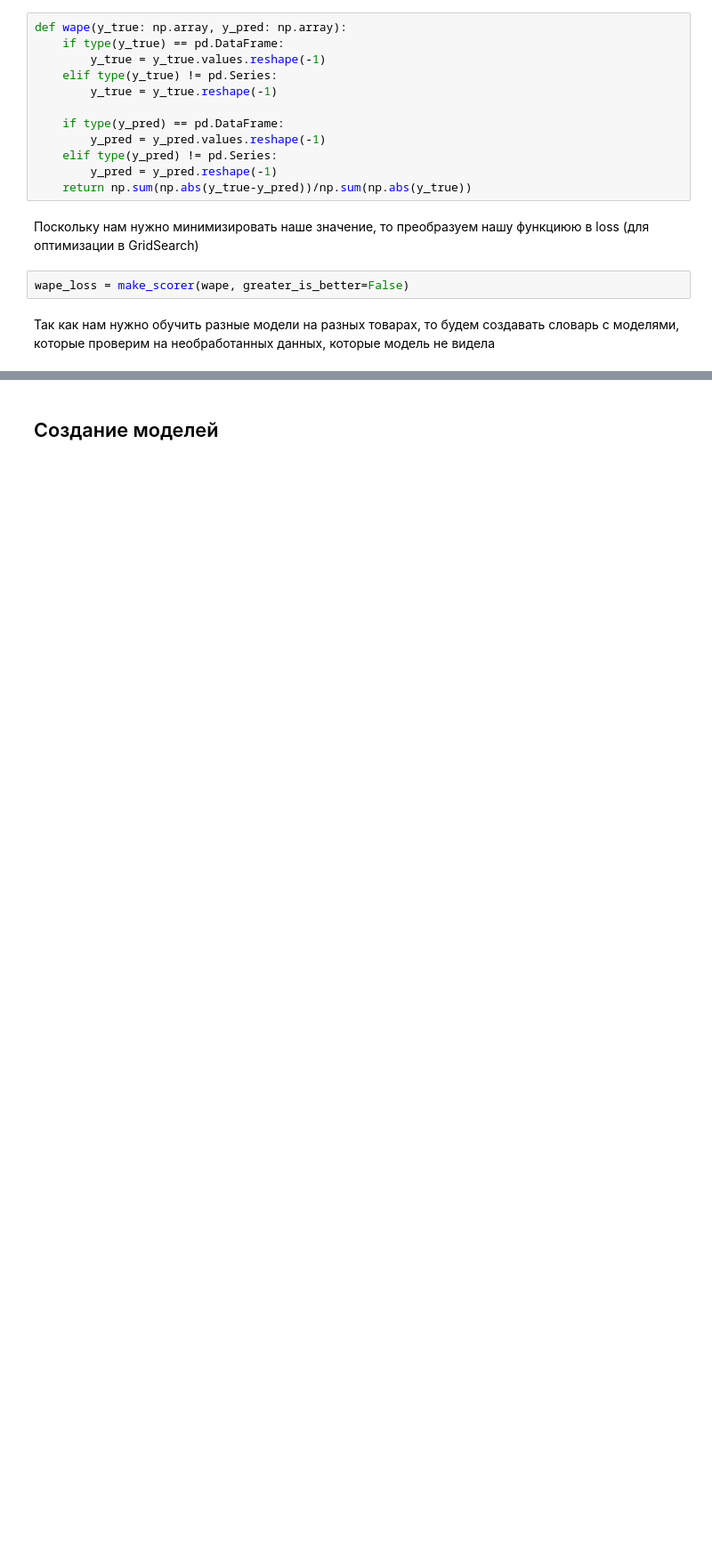
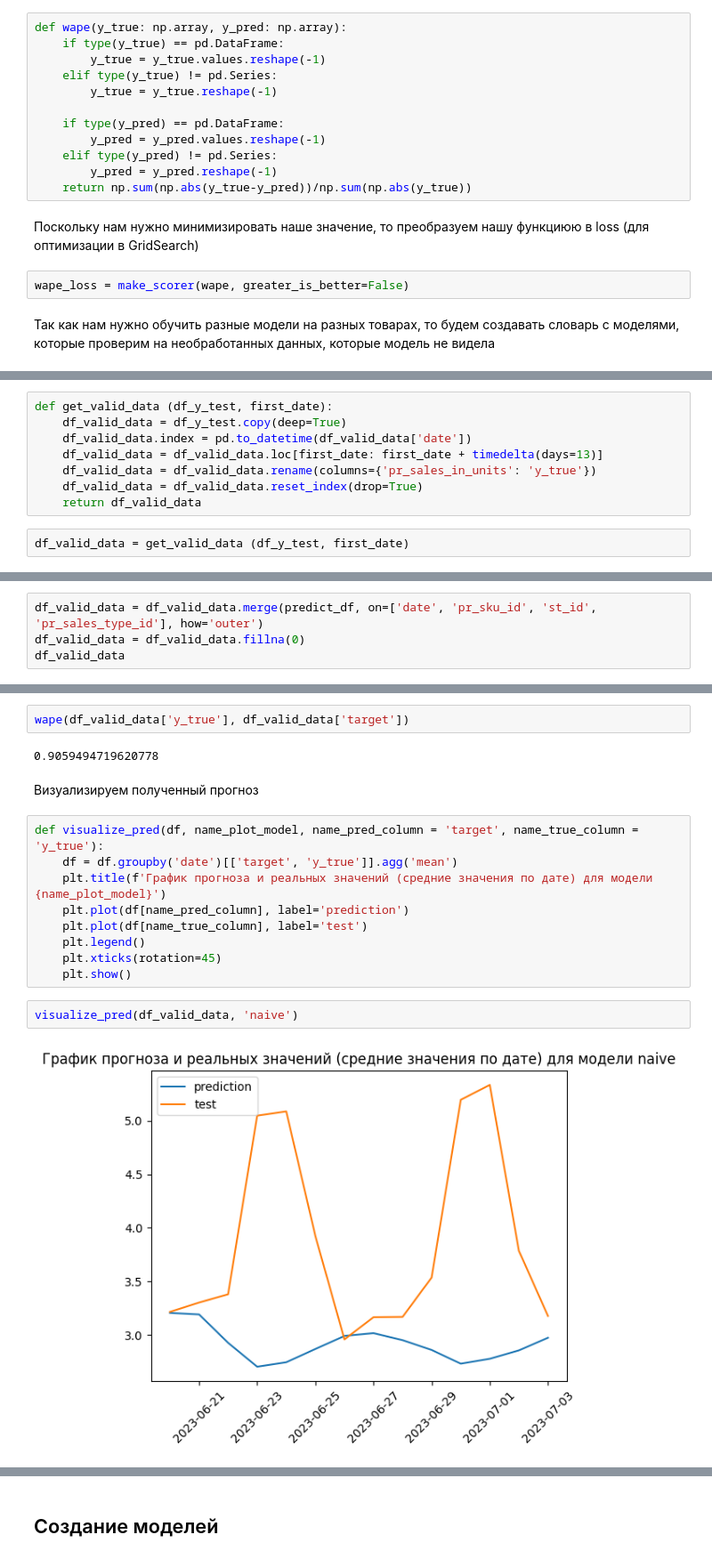
Before and after one commit to Yaroslav-Kn/YM_hakathon_Lenta_sept2023, a Jupyter notebook: Modeling.ipynb, the cells around one changed output, grey strips where cells are left out. Shown at 89% size. Saved outputs shown, nothing was run; the diff lists cells and outputs as text; blank space fills up the shorter version.

Commit message:
Added modeling and predict.py

```diff
--- a/Modeling.ipynb
+++ b/Modeling.ipynb
@@ -49,0 +121,10 @@ wape_loss = make_scorer(wape, greater_is_better=False)
+# %%
+def get_valid_data (df_y_test, first_date):
+    df_valid_data = df_y_test.copy(deep=True)
+    df_valid_data.index = pd.to_datetime(df_valid_data['date'])
+    df_valid_data = df_valid_data.loc[first_date: first_date + timedelta(days=13)]
+    df_valid_data = df_valid_data.rename(columns={'pr_sales_in_units': 'y_true'})
+    df_valid_data = df_valid_data.reset_index(drop=True)
+    return df_valid_data
+# %%
+df_valid_data = get_valid_data (df_y_test, first_date)
@@ -49,0 +133,4 @@ wape_loss = make_scorer(wape, greater_is_better=False)
+# %%
+df_valid_data = df_valid_data.merge(predict_df, on=['date', 'pr_sku_id', 'st_id', 'pr_sales_type_id'], how='outer')
+df_valid_data = df_valid_data.fillna(0)
+df_valid_data
@@ -49,0 +153,19 @@ wape_loss = make_scorer(wape, greater_is_better=False)
+# %%
+wape(df_valid_data['y_true'], df_valid_data['target'])
+# %% [output]
+0.9059494719620778
+# %% [markdown]
+Визуализируем полученный прогноз
+# %%
+def visualize_pred(df, name_plot_model, name_pred_column = 'target', name_true_column = 'y_true'):
+    df = df.groupby('date')[['target', 'y_true']].agg('mean')
+    plt.title(f'График прогноза и реальных значений (средние значения по дате) для модели {name_plot_model}')
+    plt.plot(df[name_pred_column], label='prediction')
+    plt.plot(df[name_true_column], label='test')
+    plt.legend()
+    plt.xticks(rotation=45)
+    plt.show()
+# %%
+visualize_pred(df_valid_data, 'naive')
+# %% [output]
+[figure, added]
```
Also changed, not shown: parts of 173 cells of this notebook, 39 other files.
